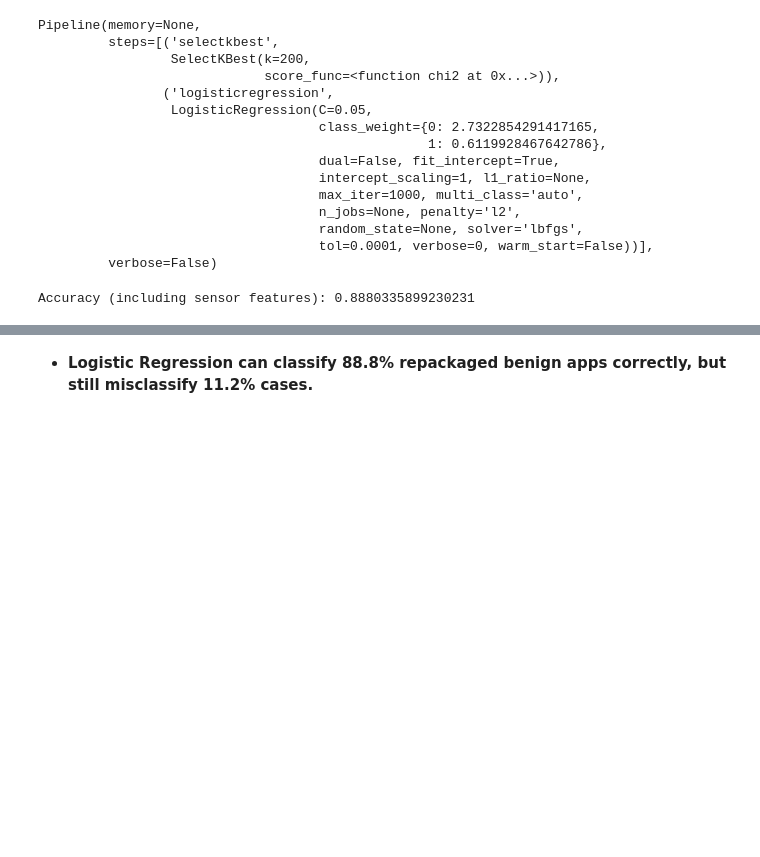
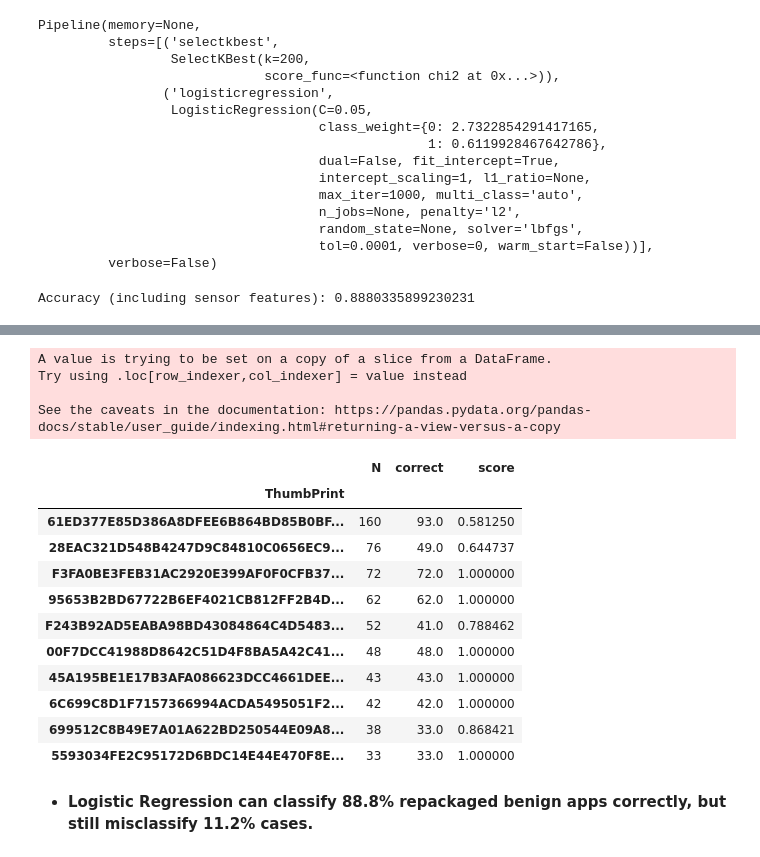
Before and after one commit to Programming-Systems-Lab/Capstone-2, a Jupyter notebook: Model Training/Logistic Regression.ipynb, the cells around one changed output, grey strips where cells are left out. Saved outputs shown, nothing was run; the diff lists cells and outputs as text; code cells hidden in the pictures; blank space fills up the shorter version.

```diff
--- a/Model Training/Logistic Regression.ipynb
+++ b/Model Training/Logistic Regression.ipynb
@@ -388,2 +580,27 @@ Accuracy (including sensor features): 0.8880335899230231
+# %%
+# scores of top 10 authors
+X_test['correct'] = X_test['label'] == X_test['y_pred_wo_sensor']
+summ = X_test[X_test['label']==1].groupby('ThumbPrint').agg(N=('SHA256','count'),
+                                                      correct=('correct','sum'))\
+.sort_values(['N','correct'], ascending=False).iloc[:10,:]
+summ['score'] = summ['correct']/summ['N']
+summ
+# %% [output]
+A value is trying to be set on a copy of a slice from a DataFrame.
+Try using .loc[row_indexer,col_indexer] = value instead
+
+See the caveats in the documentation: https://pandas.pydata.org/pandas-docs/stable/user_guide/indexing.html#returning-a-view-versus-a-copy
+|  | N | correct | score |
+| ThumbPrint |  |  |  |
+| 61ED377E85D386A8DFEE6B864BD85B0BF... | 160 | 93.0 | 0.581250 |
+| 28EAC321D548B4247D9C84810C0656EC9... | 76 | 49.0 | 0.644737 |
+| F3FA0BE3FEB31AC2920E399AF0F0CFB37... | 72 | 72.0 | 1.000000 |
+| 95653B2BD67722B6EF4021CB812FF2B4D... | 62 | 62.0 | 1.000000 |
+| F243B92AD5EABA98BD43084864C4D5483... | 52 | 41.0 | 0.788462 |
+| 00F7DCC41988D8642C51D4F8BA5A42C41... | 48 | 48.0 | 1.000000 |
+| 45A195BE1E17B3AFA086623DCC4661DEE... | 43 | 43.0 | 1.000000 |
+| 6C699C8D1F7157366994ACDA5495051F2... | 42 | 42.0 | 1.000000 |
+| 699512C8B49E7A01A622BD250544E09A8... | 38 | 33.0 | 0.868421 |
+| 5593034FE2C95172D6BDC14E44E470F8E... | 33 | 33.0 | 1.000000 |
 # %% [markdown]
 + **Logistic Regression can classify 88.8% repackaged benign apps correctly, but still misclassify 11.2% cases.**
```
Also changed, not shown: parts of 21 cells of this notebook.
